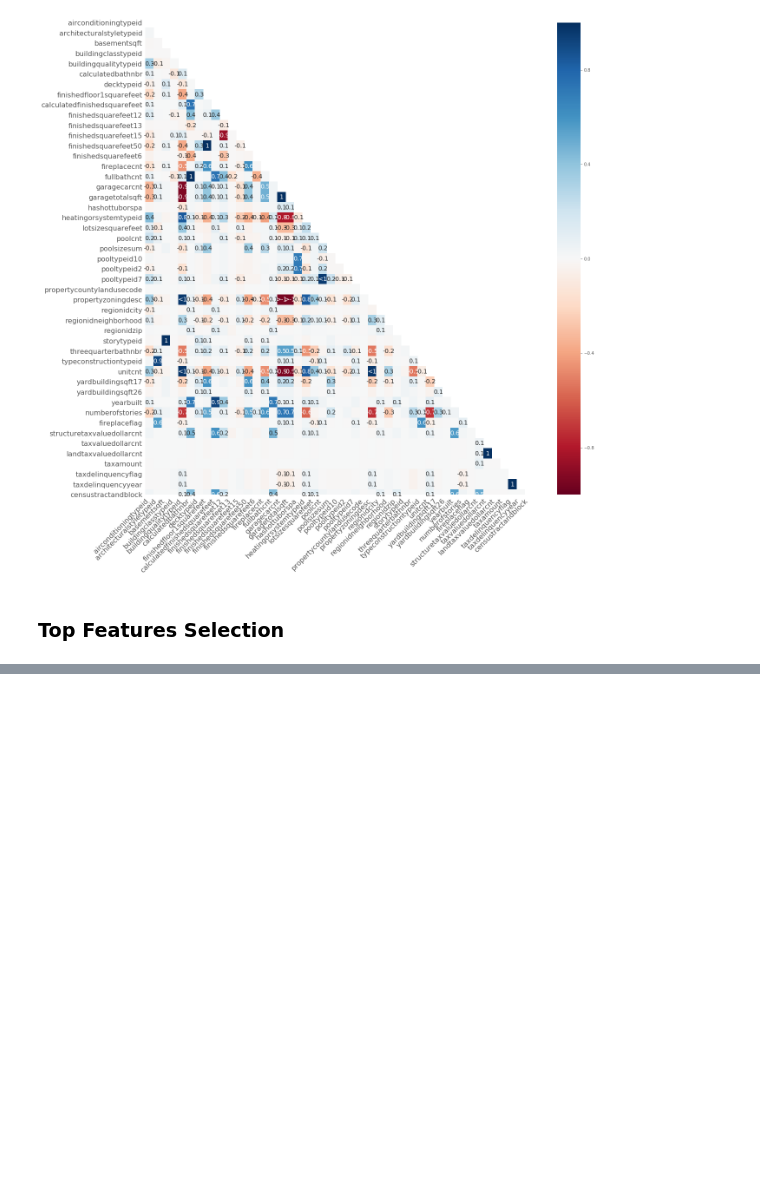
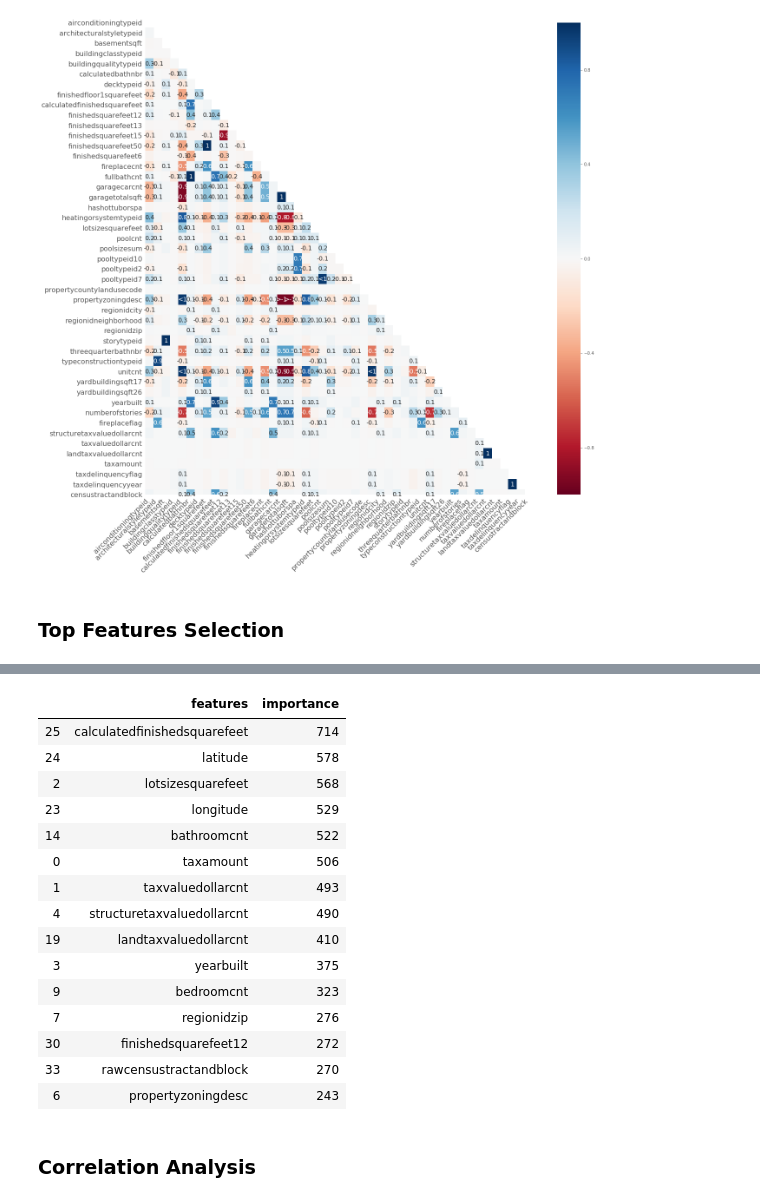
Before and after one commit to suhyun-cho/Dive-to-Kaggle, a Jupyter notebook: Zillow-prize/EDA On Missing Values & Multicollinearity.ipynb, the cells around one changed output, grey strips where cells are left out. Drawn from its saved outputs; the diff is of its cells as text; code cells hidden in the pictures; blank space fills up the shorter version.

```diff
--- a/Zillow-prize/EDA On Missing Values & Multicollinearity.ipynb
+++ b/Zillow-prize/EDA On Missing Values & Multicollinearity.ipynb
@@ -163,0 +172,21 @@ model = xgb.train(dict(xgb_params, silent=0), dtrain, num_boost_round=100)
+# %%
+features.head(15)
+# %% [output]
+|  | features | importance |
+| 25 | calculatedfinishedsquarefeet | 714 |
+| 24 | latitude | 578 |
+| 2 | lotsizesquarefeet | 568 |
+| 23 | longitude | 529 |
+| 14 | bathroomcnt | 522 |
+| 0 | taxamount | 506 |
+| 1 | taxvaluedollarcnt | 493 |
+| 4 | structuretaxvaluedollarcnt | 490 |
+| 19 | landtaxvaluedollarcnt | 410 |
+| 3 | yearbuilt | 375 |
+| 9 | bedroomcnt | 323 |
+| 7 | regionidzip | 276 |
+| 30 | finishedsquarefeet12 | 272 |
+| 33 | rawcensustractandblock | 270 |
+| 6 | propertyzoningdesc | 243 |
+# %% [markdown]
+### Correlation Analysis
```
Also changed, not shown: parts of 2 cells of this notebook.
